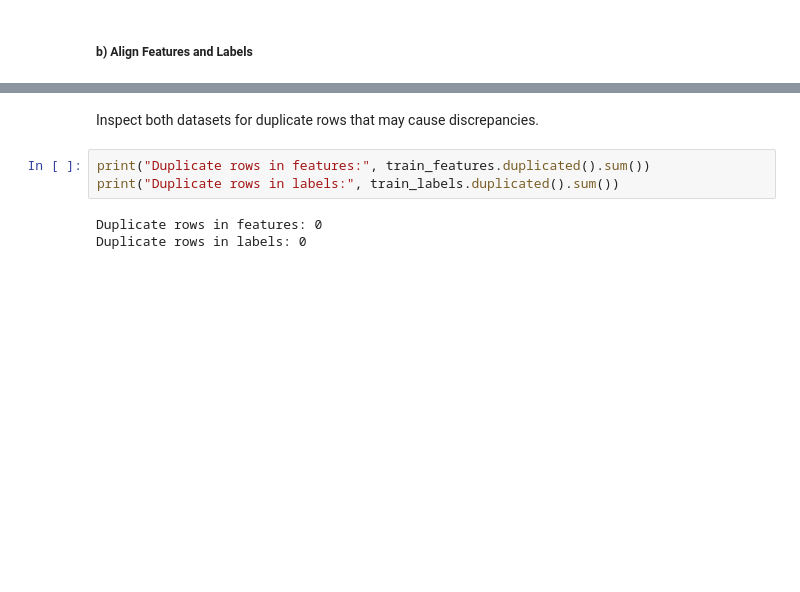
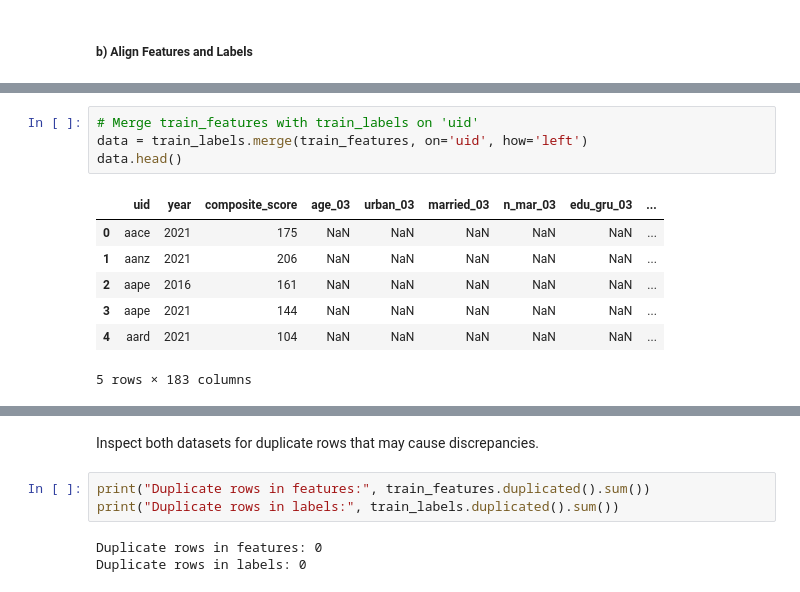
Before and after one commit to geomwangi007/Early-Detection-of-Alzheimer-s-Disease-and-Related-Dementias-Using-Social-Determinants-of-Health, a Jupyter notebook: IPNYBS/Cynthia.ipynb, the cells around one changed output, grey strips where cells are left out. Saved outputs shown, nothing was run; the diff lists cells and outputs as text; blank space fills up the shorter version.

```diff
--- a/IPNYBS/Cynthia.ipynb
+++ b/IPNYBS/Cynthia.ipynb
@@ -365,0 +454,12 @@ dtype: object
+# %%
+# Merge train_features with train_labels on 'uid'
+data = train_labels.merge(train_features, on='uid', how='left')
+data.head()
+# %% [output]
+|  | uid | year | composite_score | age_03 | urban_03 | married_03 | n_mar_03 | edu_gru_03 | ... |
+| 0 | aace | 2021 | 175 | NaN | NaN | NaN | NaN | NaN | ... |
+| 1 | aanz | 2021 | 206 | NaN | NaN | NaN | NaN | NaN | ... |
+| 2 | aape | 2016 | 161 | NaN | NaN | NaN | NaN | NaN | ... |
+| 3 | aape | 2021 | 144 | NaN | NaN | NaN | NaN | NaN | ... |
+| 4 | aard | 2021 | 104 | NaN | NaN | NaN | NaN | NaN | ... |
+5 rows × 183 columns
```
Also changed, not shown: parts of 59 cells of this notebook.
